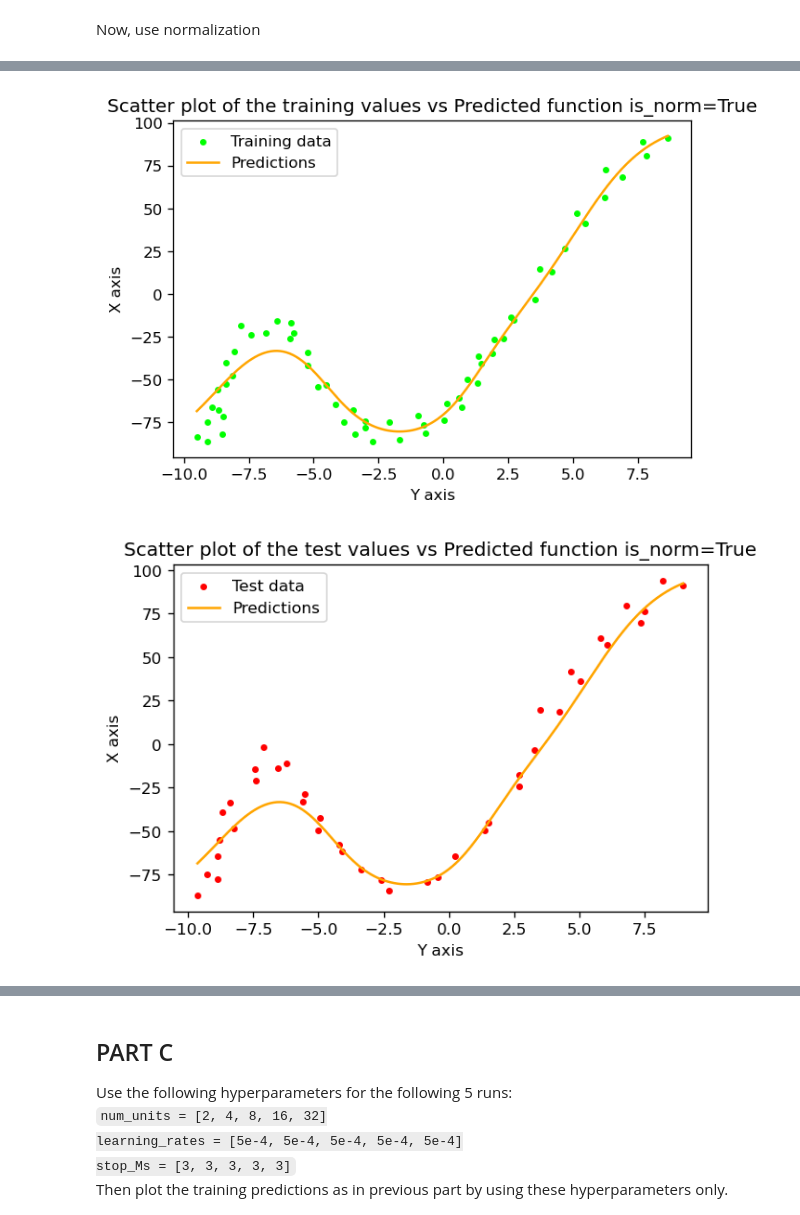
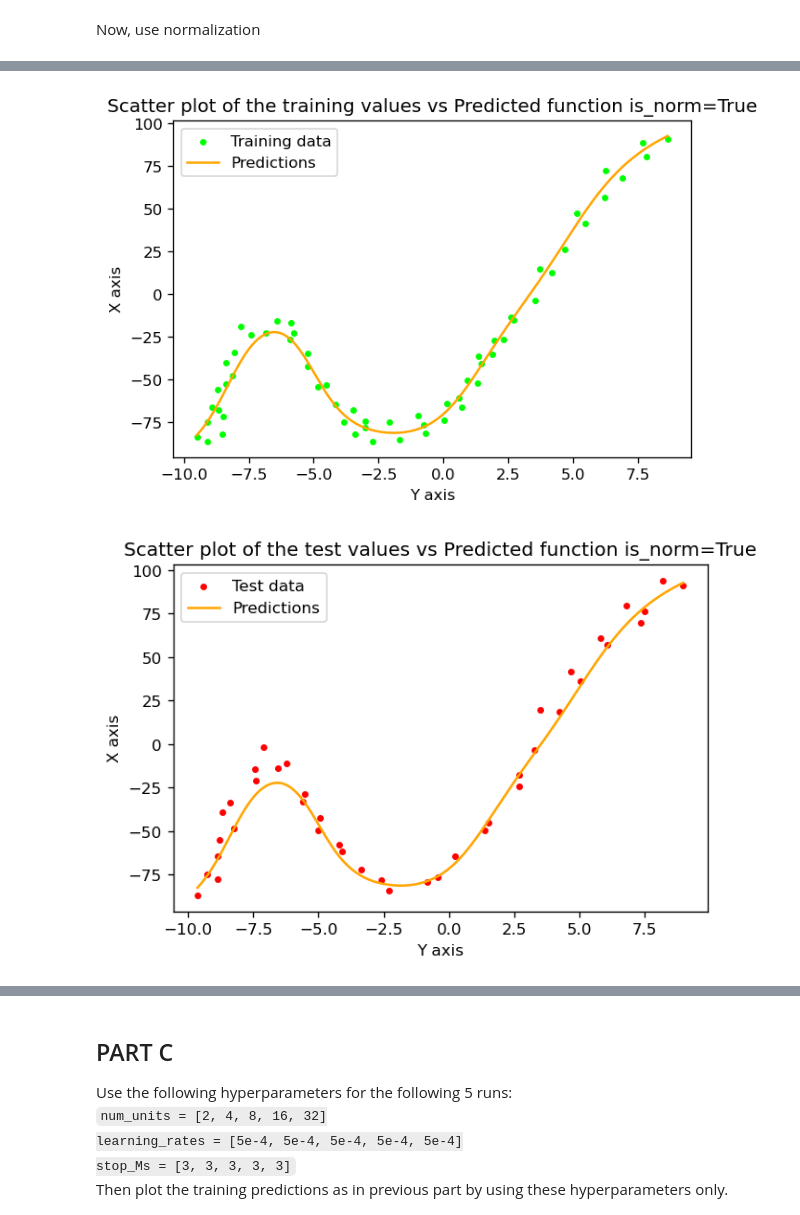
Before and after one commit to zubeyir-bodur/data-science, a Jupyter notebook: Project 3 - Supervised Learning/main.ipynb, the cells around one changed output, grey strips where cells are left out. Saved outputs shown, nothing was run; the diff lists cells and outputs as text; code cells hidden in the pictures.

```diff
--- a/Project 3 - Supervised Learning/main.ipynb
+++ b/Project 3 - Supervised Learning/main.ipynb
@@ -66,14 +66,14 @@ Test loss = 5388614.796500924
 Now, use normalization
 # %%
 is_normalized = True
-artificial_nn_normalized = model.ANN(num_units=24, epochs=100000, learning_rate=5e-4, is_normalized=is_normalized, stop_M=3)
+artificial_nn_normalized = model.ANN(num_units=24, epochs=100000, learning_rate=8e-4, is_normalized=is_normalized, stop_M=2)
 artificial_nn_normalized.train(X_TRAIN, Y_TRAIN)
 y_predict_train_norm, train_loss_norm = artificial_nn_normalized.predict(X_TRAIN, Y_TRAIN)
 y_predict_test_norm, test_loss_norm = artificial_nn_normalized.predict(X_TEST, Y_TEST)
 plot_predictions(X_TRAIN, Y_TRAIN, y_predict_train_norm, is_test=False, is_norm=is_normalized)
 plot_predictions(X_TEST, Y_TEST, y_predict_test_norm, is_test=True, is_norm=is_normalized)
-print(f"Training loss = {train_loss_norm}")
-print(f"Test loss = {test_loss_norm}")
+print(f"Training loss - mean= {np.mean(train_loss_norm)}")
+print(f"Test loss - mean = {np.mean(test_loss_norm)}")
 # %% [output]
 Using normalization...
 NN w/ 1 Hidden Layer w/ 24 units...
@@ -81,4 +81,4 @@ Max epochs have been reached... w/ Loss = 5711.9913853503485
 Using normalization while predicting...
 Using normalization while predicting...
-[figure, old version]
+[figure, new version]
-[figure, old version]
+[figure, new version]
```
Also changed, not shown: parts of 4 cells of this notebook, 3 other files.
